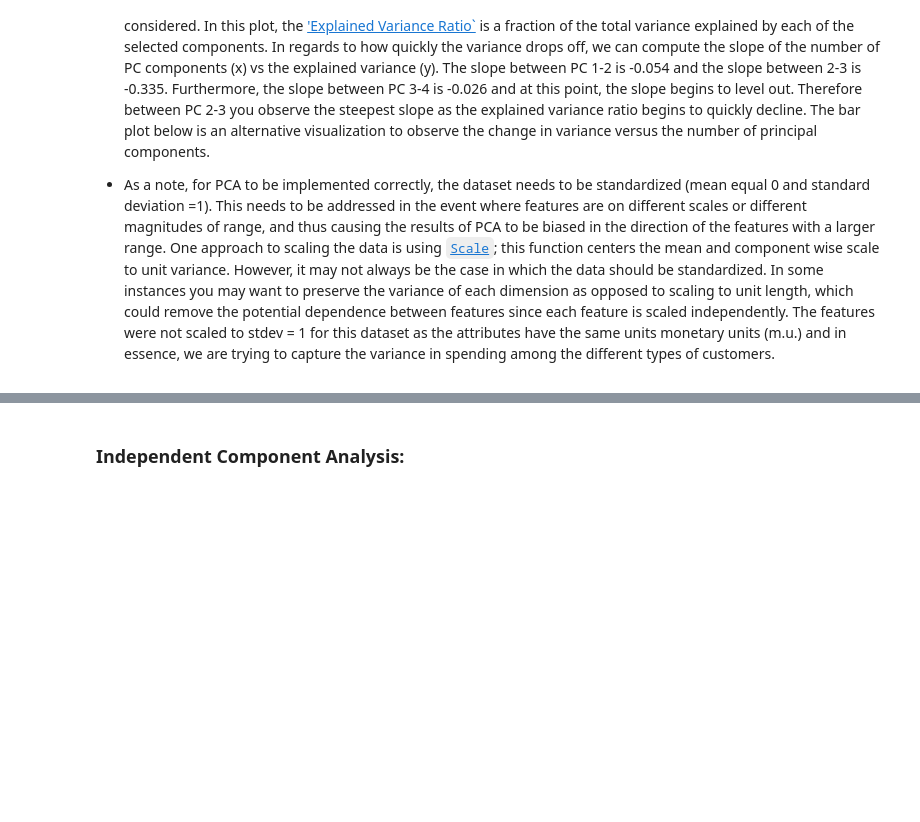
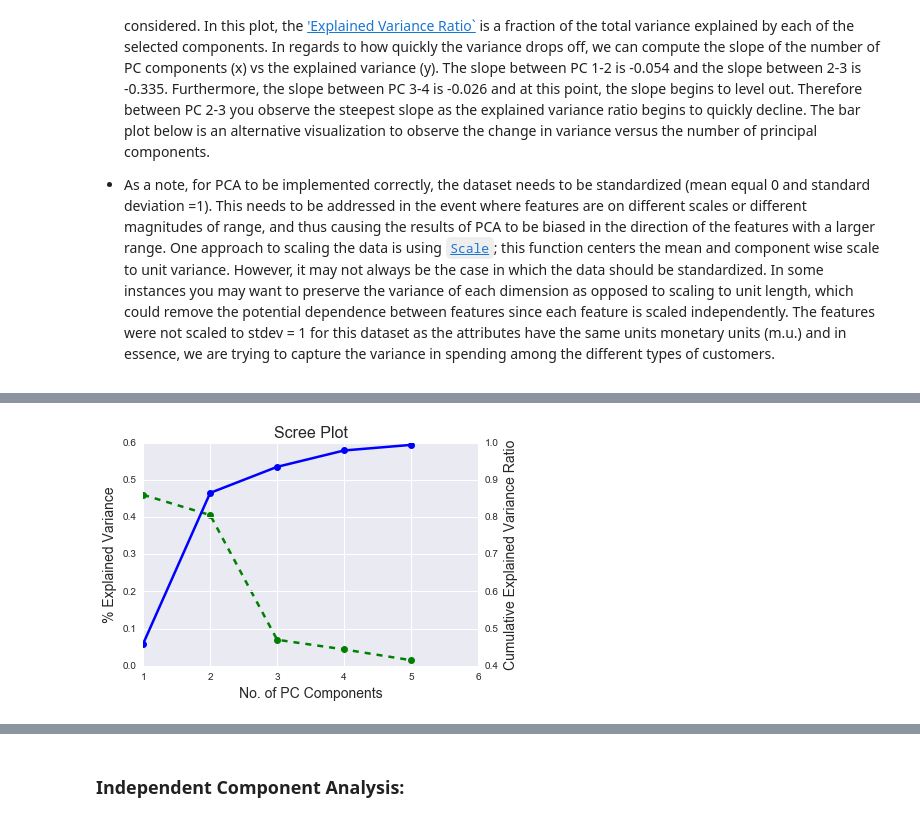
Before and after one commit to Tsmith5151/Customer-Segments, a Jupyter notebook: customer_segments.ipynb, the cells around one changed output, grey strips where cells are left out. Drawn from its saved outputs; the diff is of its cells as text; code cells hidden in the pictures; blank space fills up the shorter version.

```diff
--- a/customer_segments.ipynb
+++ b/customer_segments.ipynb
@@ -173,0 +259,90 @@ is a fraction of the total variance explained by each of the selected components
+# %%
+def standardize_data():
+    #Subtracting out the mean to center the data:
+    columns = data.columns
+    mean = data.mean()
+    df_m = pd.DataFrame(mean)
+    df_mean = df_m.transpose()
+    data_center = pd.DataFrame(data[columns].values - df_mean[columns].values, columns=columns)
+    #print data_center
+
+def doPCA():
+    pca = PCA(n_components=5)
+    pca.fit(data_center)
+    return pca
+
+def PCA_SKLEARN():
+    # Print the components and the amount of variance in the data contained in each dimension
+    pca = doPCA()
+    columns = data.columns
+    df_ica = pd.DataFrame(pca.components_, columns = columns, index=['1', '2', '3', '4','5'])
+    df_ica.index.names = ['PC']
+    print "Principal Component Analysis:"
+    print df_ica
+
+    ex_var = pca.explained_variance_ratio_
+    df_var = pd.Series(ex_var,index=['1','2','3','4','5'])
+    df_var.sort(ascending=False)
+
+    df_var.index.names = ['PC']
+    print "\nExplained Variance of Each Component:"
+    print df_var
+
+def scree_plot():
+    #Scree Plot:
+    x = np.arange(1,6)
+    y1 = ex_var
+    y2 = np.cumsum(ex_var)
+
+    pl.figure(figsize=(16,18))
+    fig, ax1 = pl.subplots(1)
+    ax2 = ax1.twinx()
+
+    #Generate Curves
+    ax1.plot(x,y1,color = 'green',linewidth=2.5, linestyle='--',marker='o')
+    ax2.plot(x,y2,color = 'blue',linewidth=2.5,marker='o')
+
+    #Set Axes Labels:
+    ax1.set_xlabel("No. of PC Components", fontsize = 14)
+    ax2.set_ylabel("Cumulative Explained Variance Ratio",fontsize =14)
+    ax1.set_ylabel("% Explained Variance", fontsize =14)
+
+    #Set Limits:
+    ax2.set_ylim(0.4,1,.2)
+    ax1.set_ylim(0,.6,.2)
+    ax1.set_xlim(1,6,1)
+
+    pl.title("Scree Plot", fontsize = 16)
+    pl.legend()
+    pl.show()
+
+def variance_hist():
+    pl.figure(figsize=(8,6))
+    pl.bar(range(1,6), ex_var, alpha = .8, align='center',
+           label = 'Individual Explained Variance', color = 'g')
+    pl.ylabel('Explained Variance Ratio', fontsize = 14)
+    pl.xlabel('Princial Components', fontsize = 14)
+    pl.title('Explained Variance', fontsize = 16)
+    pl.show
+
+    #Slope:
+    X1, Y1 = 1, 0.459614
+    X2, Y2 = 2, 0.405172
+    X3, Y3 = 3, 0.070030
+    X4, Y4 = 4, 0.044023
+    slope1 = (Y2-Y1)/(X2-X1)
+    slope2 = (Y3-Y2)/(X3-X2)
+    slope3= (Y4-Y3)/(X4-X3)
+    #print "Slope1:", slope1
+    #print "Slope2:", slope2
+    #print "Slope3:", slope3
+
+def run():
+    standardize_data()
+    PCA_SKLEARN()
+    scree_plot()
+    variance_hist()
+
+if __name__ == '__main__':
+    run()
+# %% [output]
@@ -173,0 +367 @@ is a fraction of the total variance explained by each of the selected components
+[figure, added]
```
Also changed, not shown: parts of 25 cells of this notebook.
